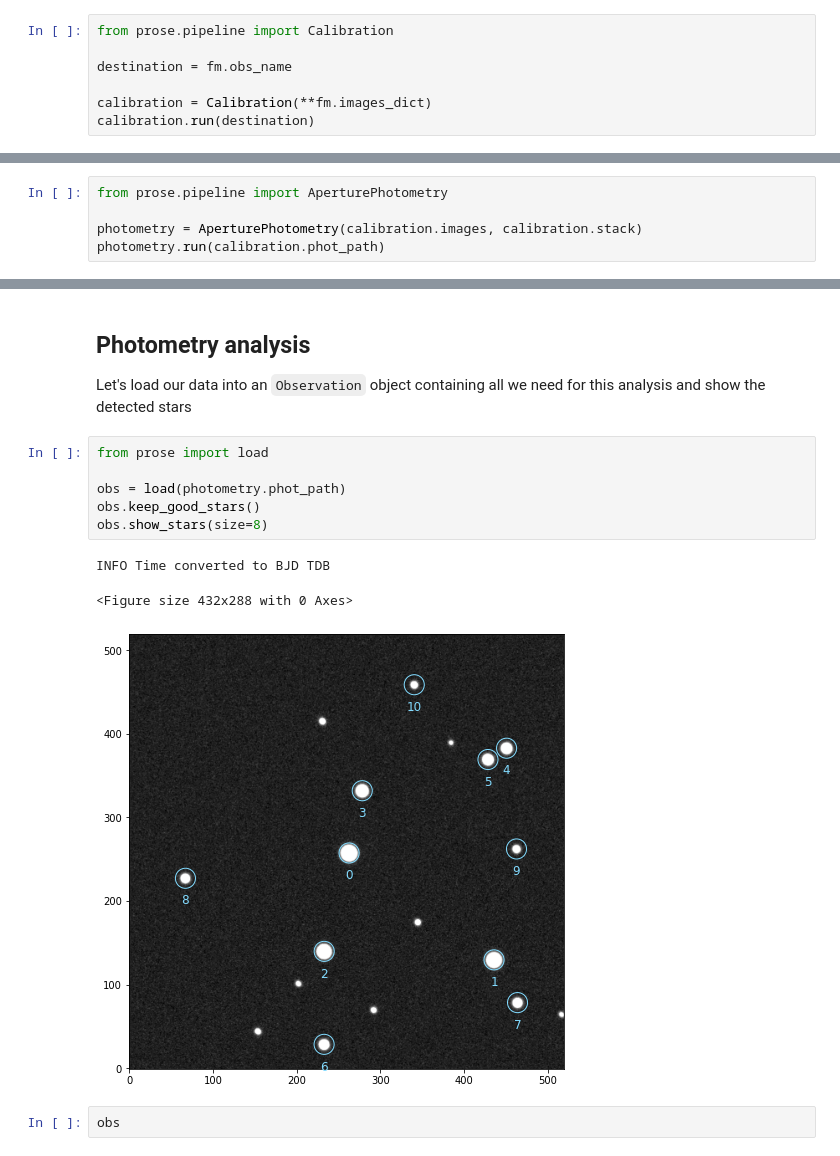
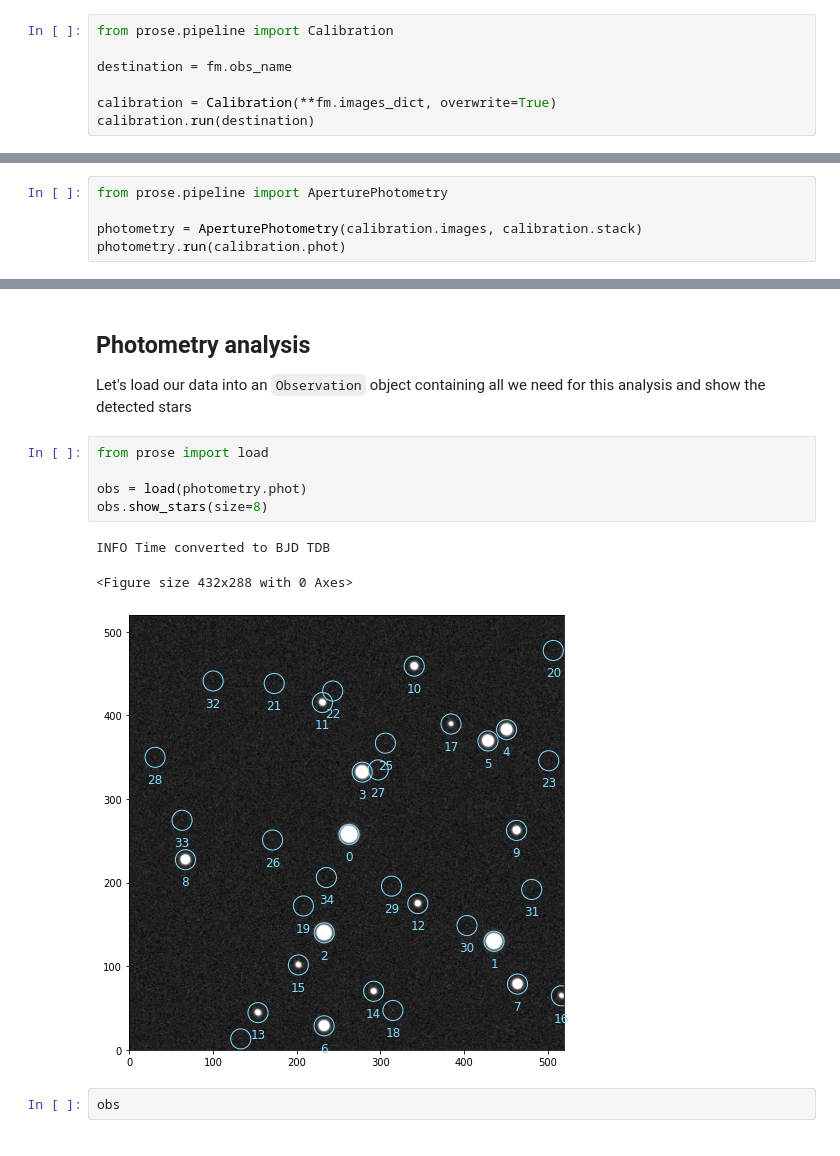
Before and after one commit to jpdeleon/prose2, a Jupyter notebook: docs/source/notebooks/reduction.ipynb, the cells around one changed output, grey strips where cells are left out. Saved outputs shown, nothing was run; the diff lists cells and outputs as text.

```diff
--- a/docs/source/notebooks/reduction.ipynb
+++ b/docs/source/notebooks/reduction.ipynb
@@ -84,7 +82,7 @@ from prose.pipeline import Calibration
 
 destination = fm.obs_name
 
-calibration = Calibration(**fm.images_dict)
+calibration = Calibration(**fm.images_dict, overwrite=True)
 calibration.run(destination)
 # %% [markdown]
 The previously set telescope has been recognized and a `A_20210128_prose_a` folder has been created in which we can now run the `AperturePhotometry`.
@@ -100,6 +98,6 @@ Note
 from prose.pipeline import AperturePhotometry
 
 photometry = AperturePhotometry(calibration.images, calibration.stack)
-photometry.run(calibration.phot_path)
+photometry.run(calibration.phot)
 # %% [output]
 INFO detected stars: 35
@@ -160,13 +158,12 @@ Let's load our data into an `Observation` object containing all we need for this
 # %%
 from prose import load
 
-obs = load(photometry.phot_path)
-obs.keep_good_stars()
+obs = load(photometry.phot)
 obs.show_stars(size=8)
 # %% [output]
 INFO Time converted to BJD TDB
 <Figure size 432x288 with 0 Axes>
-[figure, old version]
+[figure, new version]
 # %%
 obs
 # %% [output]
```
Also changed, not shown: parts of 12 cells of this notebook, 7 other files.
